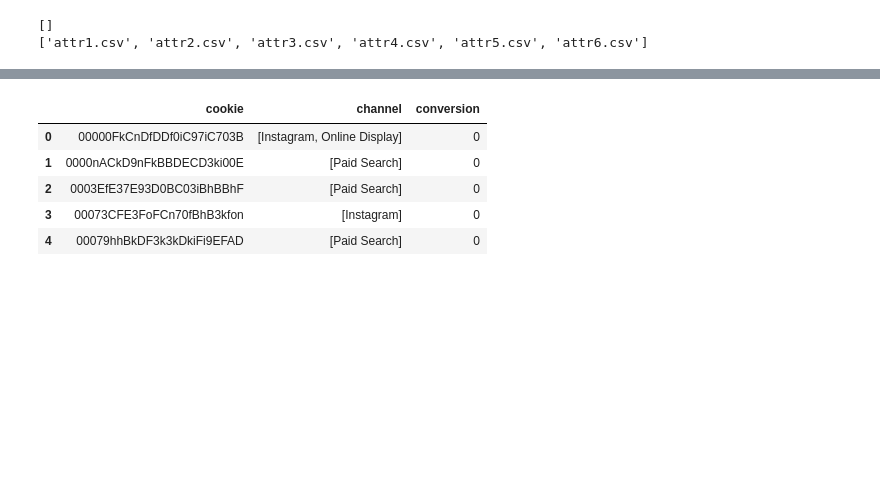
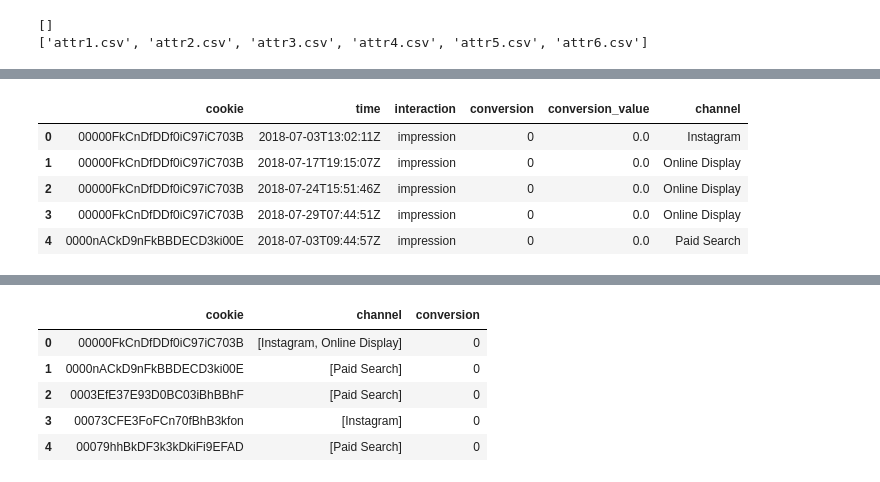
Before and after one commit to msdelaney/MarkovMTA, a Jupyter notebook: MTA using Markov Chains.ipynb, the cells around one changed output, grey strips where cells are left out. Drawn from its saved outputs; the diff is of its cells as text; code cells hidden in the pictures; blank space fills up the shorter version.

```diff
--- a/MTA using Markov Chains.ipynb
+++ b/MTA using Markov Chains.ipynb
@@ -49,0 +49,9 @@ True
+# %%
+df.head()
+# %% [output]
+|  | cookie | time | interaction | conversion | conversion_value | channel |
+| 0 | 00000FkCnDfDDf0iC97iC703B | 2018-07-03T13:02:11Z | impression | 0 | 0.0 | Instagram |
+| 1 | 00000FkCnDfDDf0iC97iC703B | 2018-07-17T19:15:07Z | impression | 0 | 0.0 | Online Display |
+| 2 | 00000FkCnDfDDf0iC97iC703B | 2018-07-24T15:51:46Z | impression | 0 | 0.0 | Online Display |
+| 3 | 00000FkCnDfDDf0iC97iC703B | 2018-07-29T07:44:51Z | impression | 0 | 0.0 | Online Display |
+| 4 | 0000nACkD9nFkBBDECD3ki00E | 2018-07-03T09:44:57Z | impression | 0 | 0.0 | Paid Search |
```
Also changed, not shown: parts of 19 cells of this notebook.
